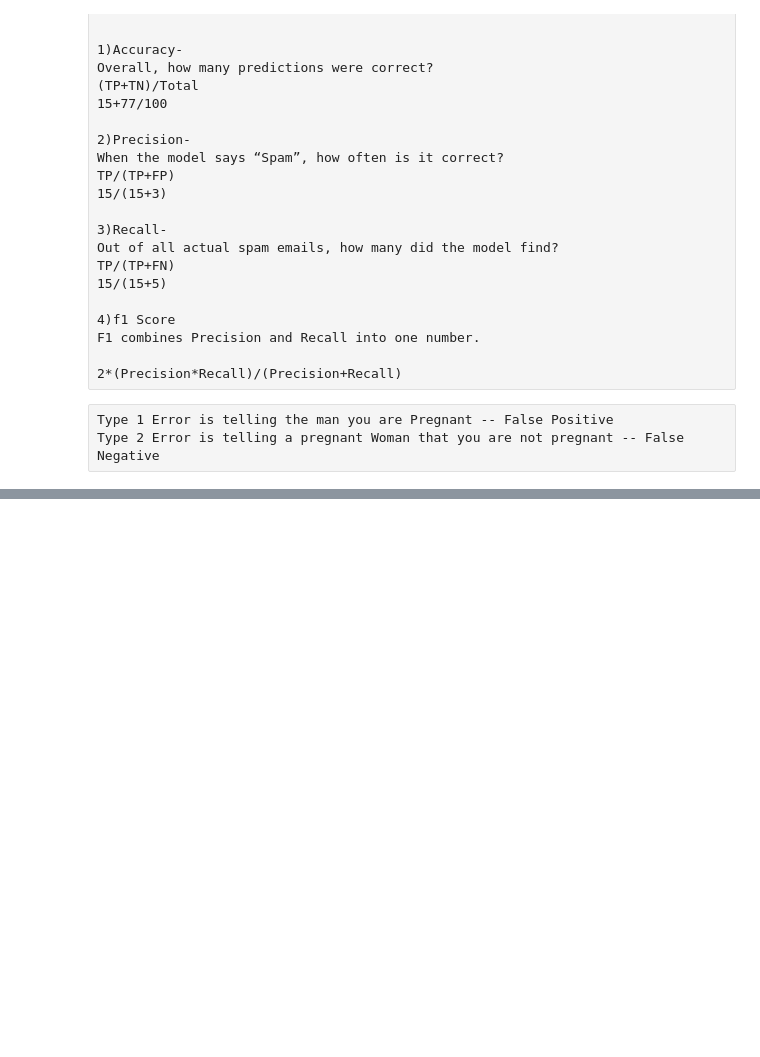
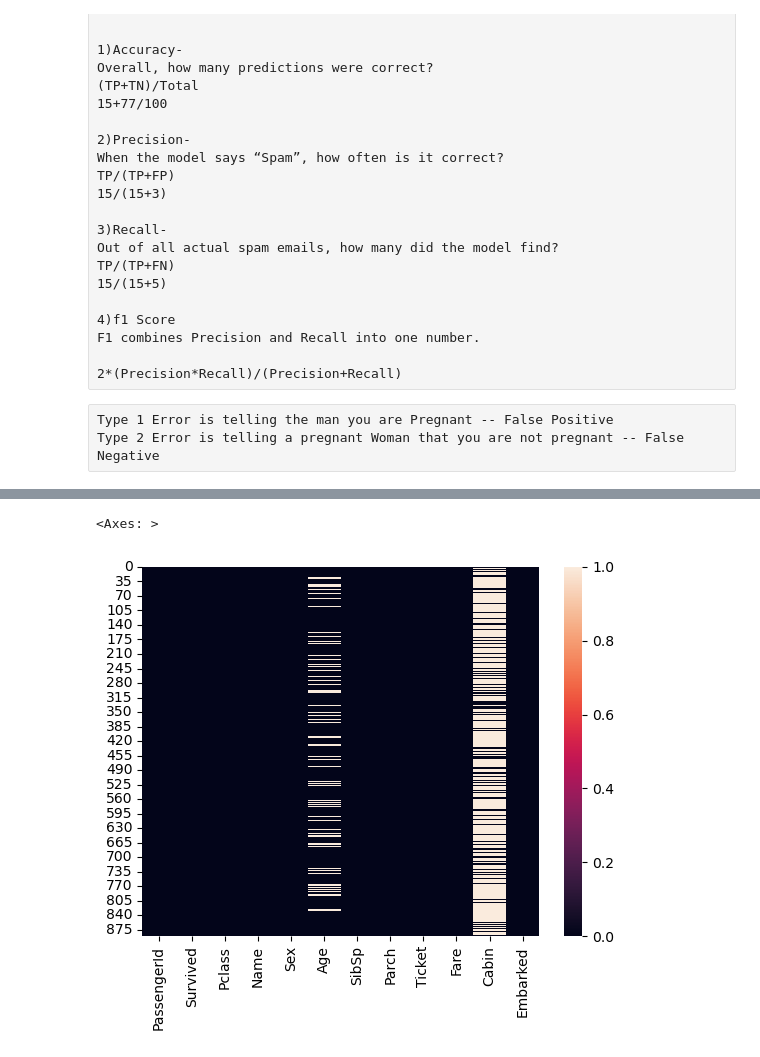
Before and after one commit to shabad023/Revising_Data_Science, a Jupyter notebook: MLFri.ipynb, the cells around one changed output, grey strips where cells are left out. Saved outputs shown, nothing was run; the diff lists cells and outputs as text; code cells hidden in the pictures; blank space fills up the shorter version.

```diff
--- a/MLFri.ipynb
+++ b/MLFri.ipynb
@@ -323,0 +352,5 @@ Type 2 Error is telling a pregnant Woman that you are not pregnant -- False Nega
+# %%
+sns.heatmap(train.isnull())
+# %% [output]
+<Axes: >
+[figure, added]
```
Also changed, not shown: parts of 46 cells of this notebook, 4 other files.
